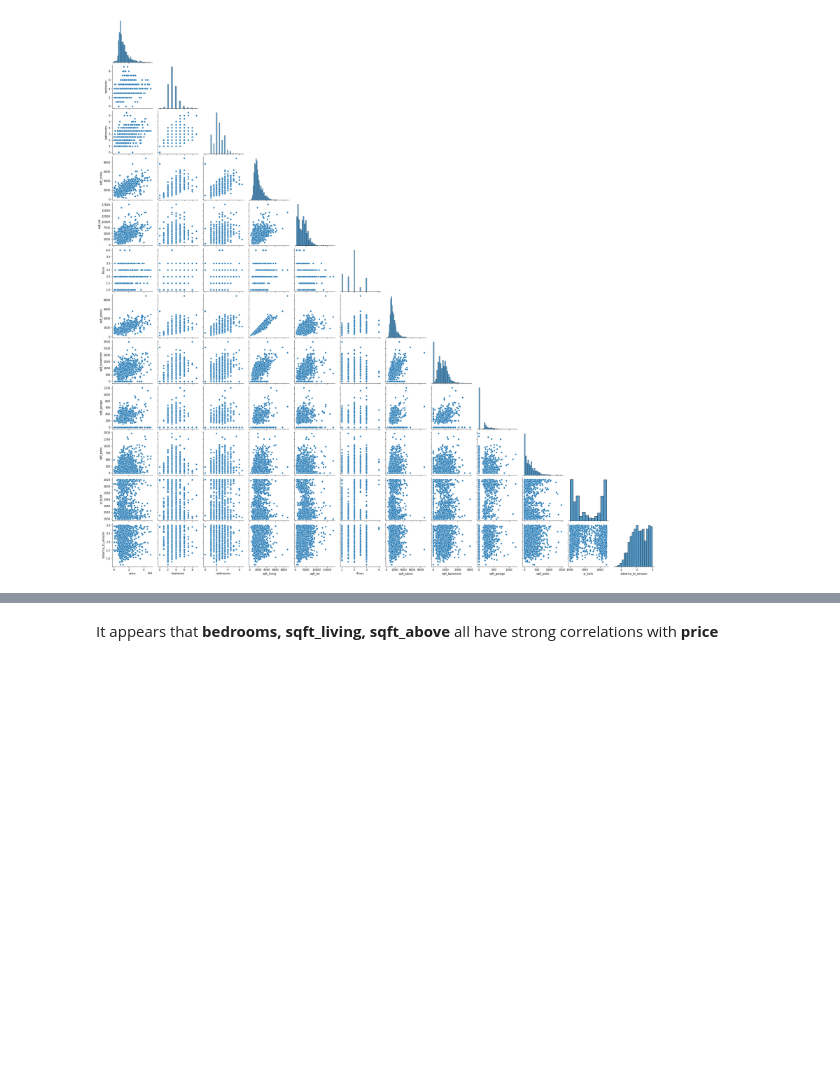
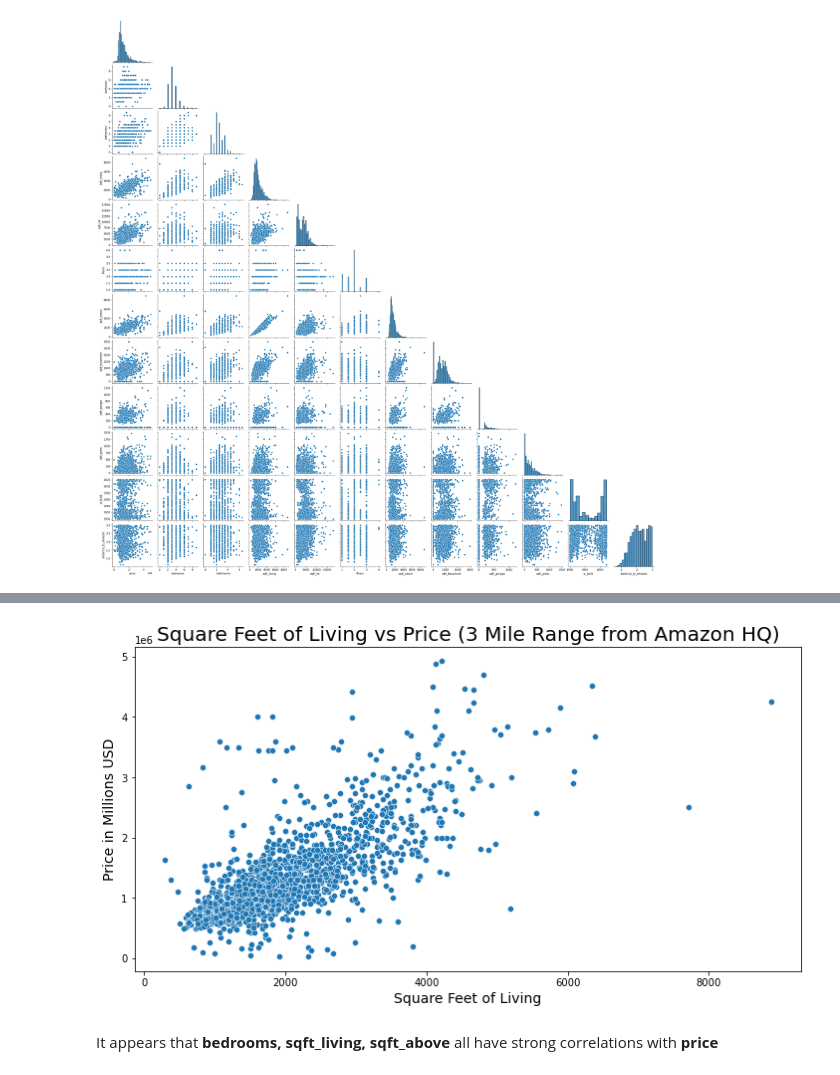
Before and after one commit to ddcots24/King_County_Housing, a Jupyter notebook: Housing_Analysis.ipynb, the cells around one changed output, grey strips where cells are left out. Drawn from its saved outputs; the diff is of its cells as text; code cells hidden in the pictures; blank space fills up the shorter version.

```diff
--- a/Housing_Analysis.ipynb
+++ b/Housing_Analysis.ipynb
@@ -212,3 +225,19 @@ sns.pairplot(amazon_df[numerical_list], corner = True);
+# %%
+# Plotting the relationship of the sqft of living vs the sale price
+fig, ax = plt.subplots(figsize = (12,6))
+
+x = amazon_df['sqft_living']
+y = amazon_df['price']
+hue = amazon_df['bedrooms']
+size = amazon_df['bathrooms']
+
+
+sns.regplot(x = x, y = y, ax=ax)
+ax.set_title('Square Feet of Living vs Price (3 Mile Range from Amazon HQ)', fontsize = 20)
+ax.set_ylabel('Price in Millions USD', fontsize = 14)
+ax.set_xlabel('Square Feet of Living', fontsize = 14);
+# %% [output]
+[figure, added]
 # %% [markdown]
 It appears that **bedrooms, sqft_living, sqft_above** all have strong correlations with **price**
 # %%
```
Also changed, not shown: parts of 11 cells of this notebook.
